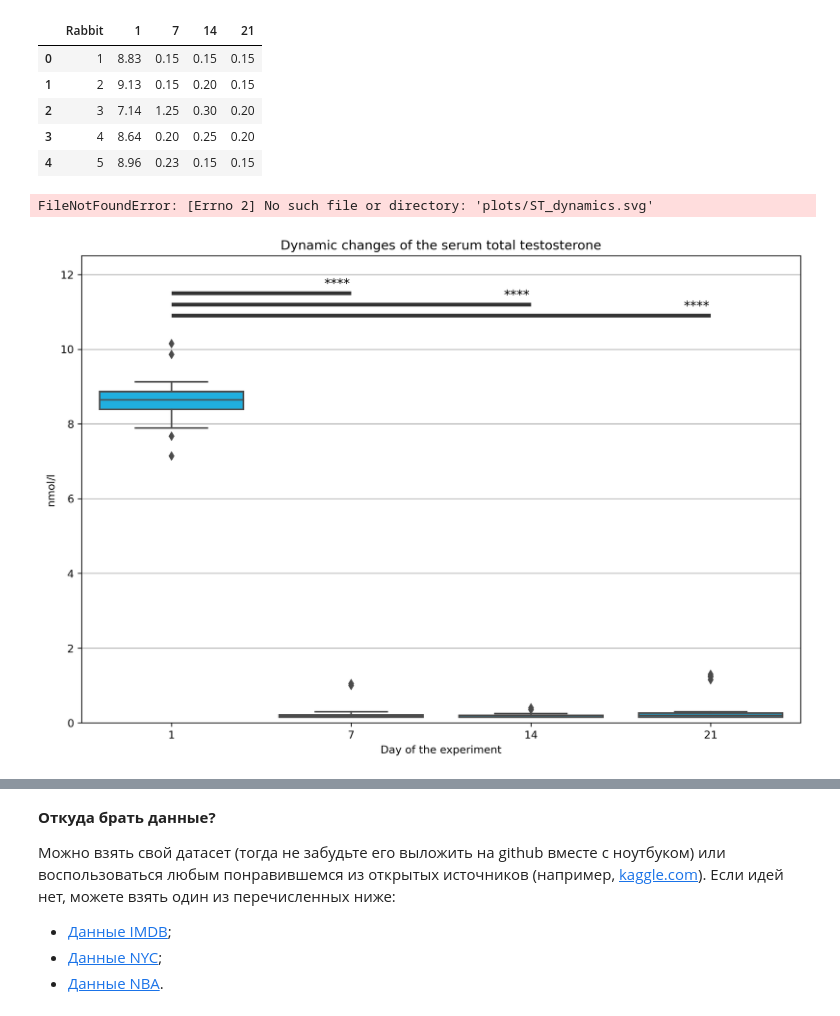
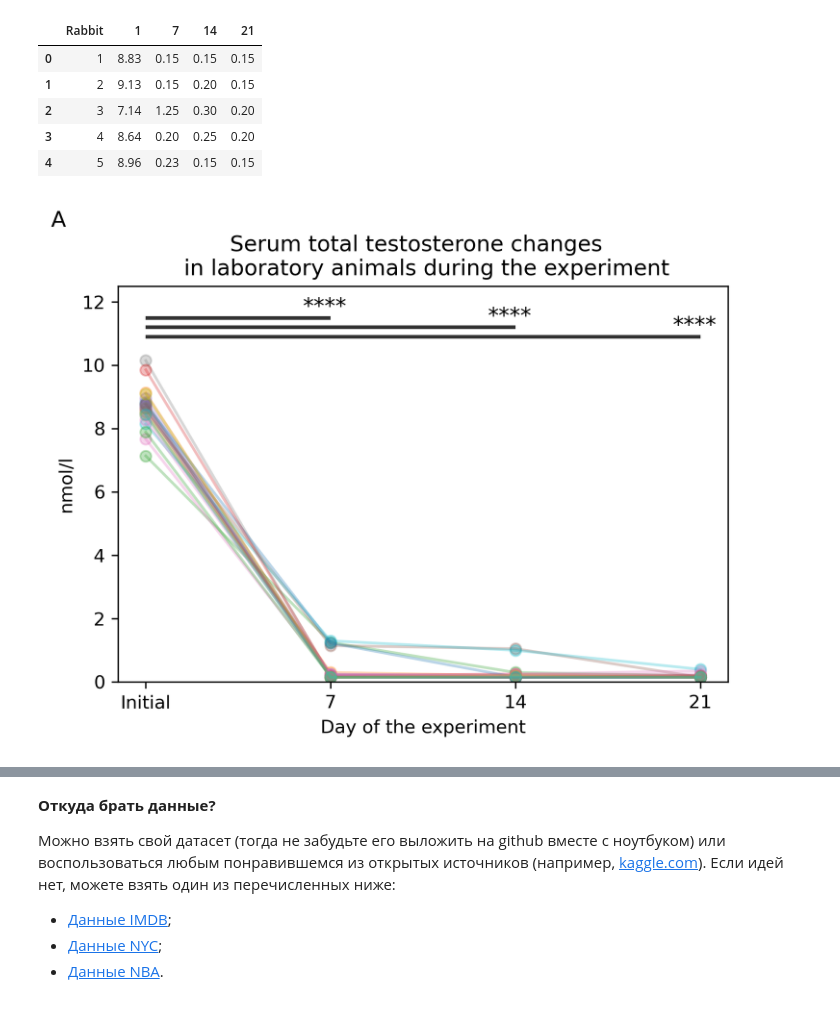
Before and after one commit to doompro1/NetologyPython, a Jupyter notebook: PYDA_homeworks-master/Визуализация данных/visualization.ipynb, the cells around one changed output, grey strips where cells are left out. Cells and saved outputs as stored; diff of their text form; code cells hidden in the pictures.

```diff
--- a/PYDA_homeworks-master/Визуализация данных/visualization.ipynb
+++ b/PYDA_homeworks-master/Визуализация данных/visualization.ipynb
@@ -77,39 +77,29 @@ Testesterone.head()
 | 3 | 4 | 8.64 | 0.20 | 0.25 | 0.20 |
 | 4 | 5 | 8.96 | 0.23 | 0.15 | 0.15 |
 # %%
-pal = {day: 'deepskyblue' for day in testosterone.columns[1:]}
-
-plt.figure(figsize=(12, 8), dpi=300)
-
-plt.grid()
-sns.boxplot(
-    x='variable',
-    y='value',
-    data=testosterone.drop('Rabbit', axis='columns').melt(),
-    palette=pal,
-)
-
-ticks, labels = plt.xticks()
 
 
-days_labels = ['1', '7', '14', '21']
-plt.xticks(ticks=ticks, labels=days_labels)
+foo = plt.figure(figsize=(6, 4), dpi=300)
+
+for _, row in testosterone[testosterone.columns[1:]].iterrows():
+    plt.plot(x, row, '-o', alpha=.3)
+
+plt.xticks(range(4), ['Initial', '7', '14', '21'])
 plt.xlabel('Day of the experiment')
 plt.ylabel('nmol/l')
 
-plt.hlines(y=11.5, xmin=0, xmax=1, linewidth=3.5, colors='#333333')
-plt.hlines(y=11.2, xmin=0, xmax=2, linewidth=3.5, colors='#333333')
-plt.hlines(y=10.9, xmin=0, xmax=3, linewidth=3.5, colors='#333333')
+plt.hlines(y=11.5, xmin=0, xmax=1, linewidth=2, colors='#333333')
+plt.hlines(y=11.2, xmin=0, xmax=2, linewidth=2, colors='#333333')
+plt.hlines(y=10.9, xmin=0, xmax=3, linewidth=2, colors='#333333')
 
 plt.text(x=1-0.15, y=11.65, s='****', fontsize=12)
 plt.text(x=2-0.15, y=11.35, s='****', fontsize=12)
 plt.text(x=3-0.15, y=11.05, s='****', fontsize=12)
 
 plt.ylim(0, 12.5)
 
-plt.title('Dynamic changes of the serum total testosterone')
+plt.title('А                                                                                                         \n                         Serum total testosterone changes                           \n           in laboratory animals during the experiment          ')
 
-plt.savefig('plots/ST_dynamics.svg')
+plt.savefig('foo.svg')
 # %% [output]
-FileNotFoundError: [Errno 2] No such file or directory: 'plots/ST_dynamics.svg'
-[figure, old version]
+[figure, new version]
```
Also changed, not shown: parts of 6 cells of this notebook, 5 other files.
